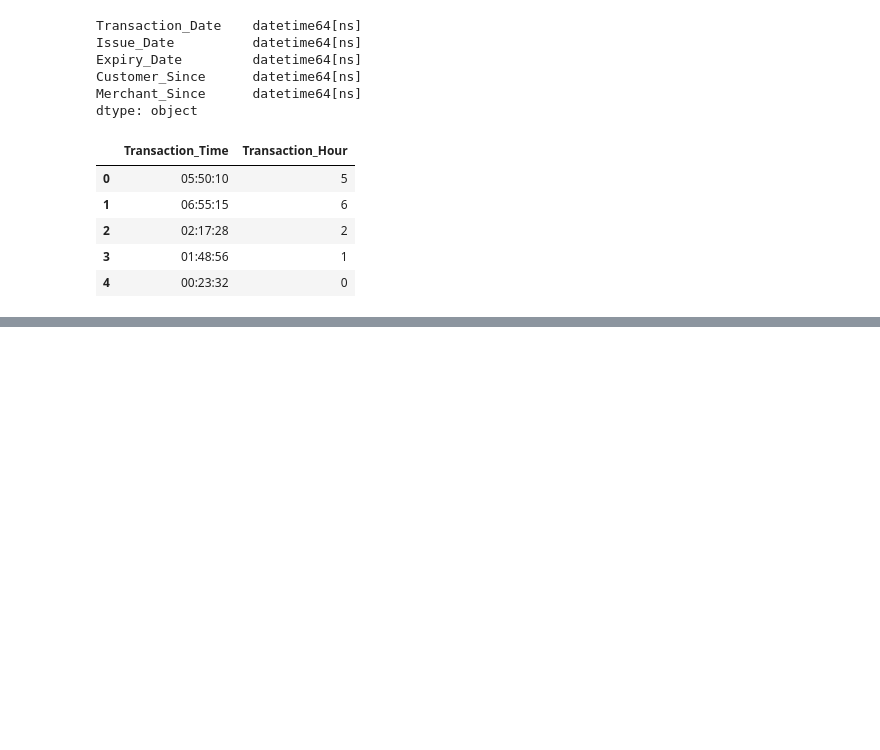
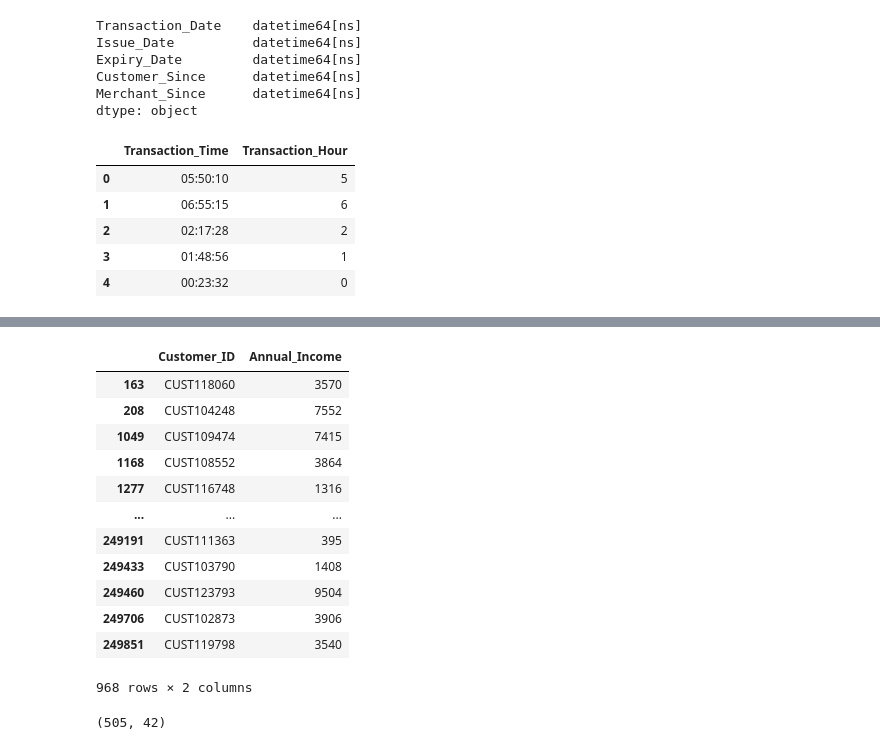
Before and after one commit to Kanjerih/Indian-Financial-Fraud, a Jupyter notebook: Indian-Financial-Fraud.ipynb, the cells around one changed output, grey strips where cells are left out. Drawn from its saved outputs; the diff is of its cells as text; code cells hidden in the pictures; blank space fills up the shorter version.

```diff
--- a/Indian-Financial-Fraud.ipynb
+++ b/Indian-Financial-Fraud.ipynb
@@ -241,0 +264,20 @@ memory usage: 78.2+ MB
+# %%
+transactions_df[transactions_df['Annual_Income'] < 10000][['Customer_ID','Annual_Income']]
+# %% [output]
+|  | Customer_ID | Annual_Income |
+| 163 | CUST118060 | 3570 |
+| 208 | CUST104248 | 7552 |
+| 1049 | CUST109474 | 7415 |
+| 1168 | CUST108552 | 3864 |
+| 1277 | CUST116748 | 1316 |
+| ... | ... | ... |
+| 249191 | CUST111363 | 395 |
+| 249433 | CUST103790 | 1408 |
+| 249460 | CUST123793 | 9504 |
+| 249706 | CUST102873 | 3906 |
+| 249851 | CUST119798 | 3540 |
+968 rows × 2 columns
+# %%
+transactions_df[transactions_df['Transaction_Date'] > '2026-07-31'].shape
+# %% [output]
+(505, 42)
```
Also changed, not shown: parts of 5 cells of this notebook.
